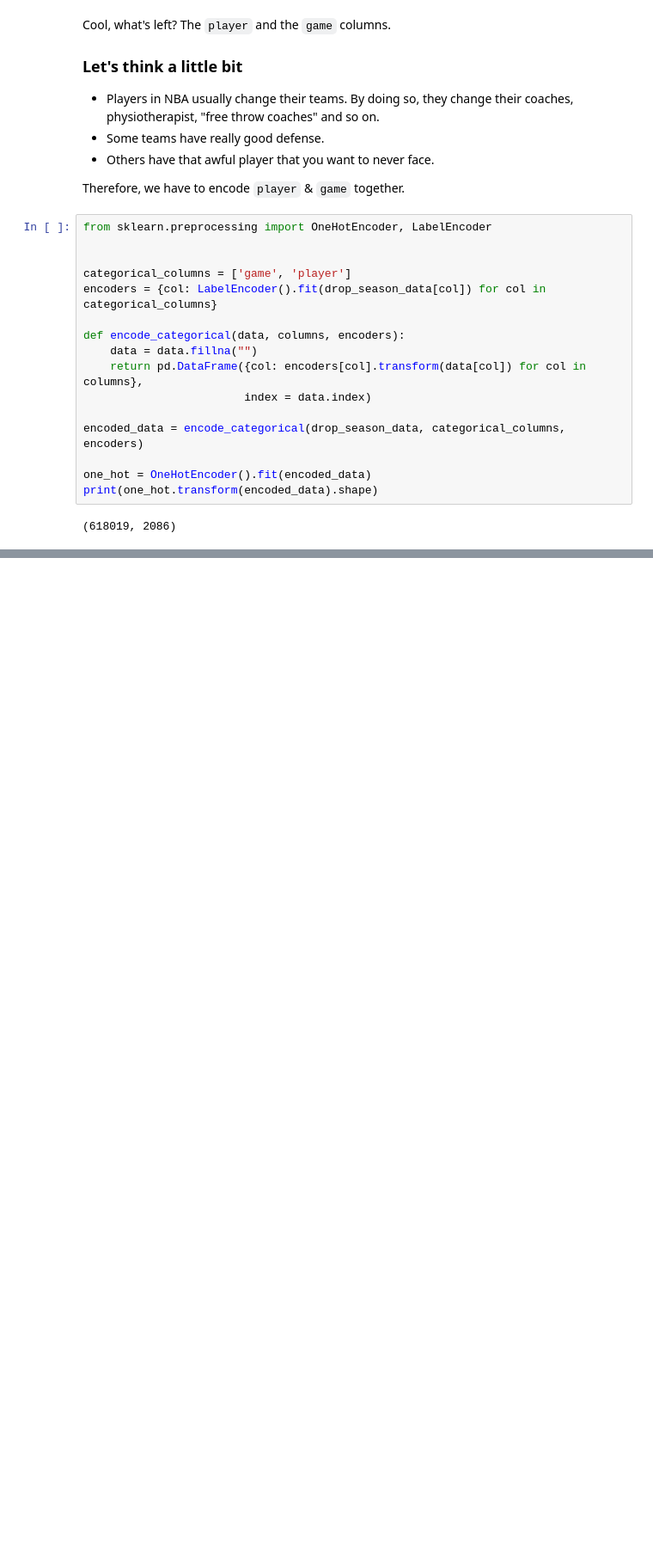
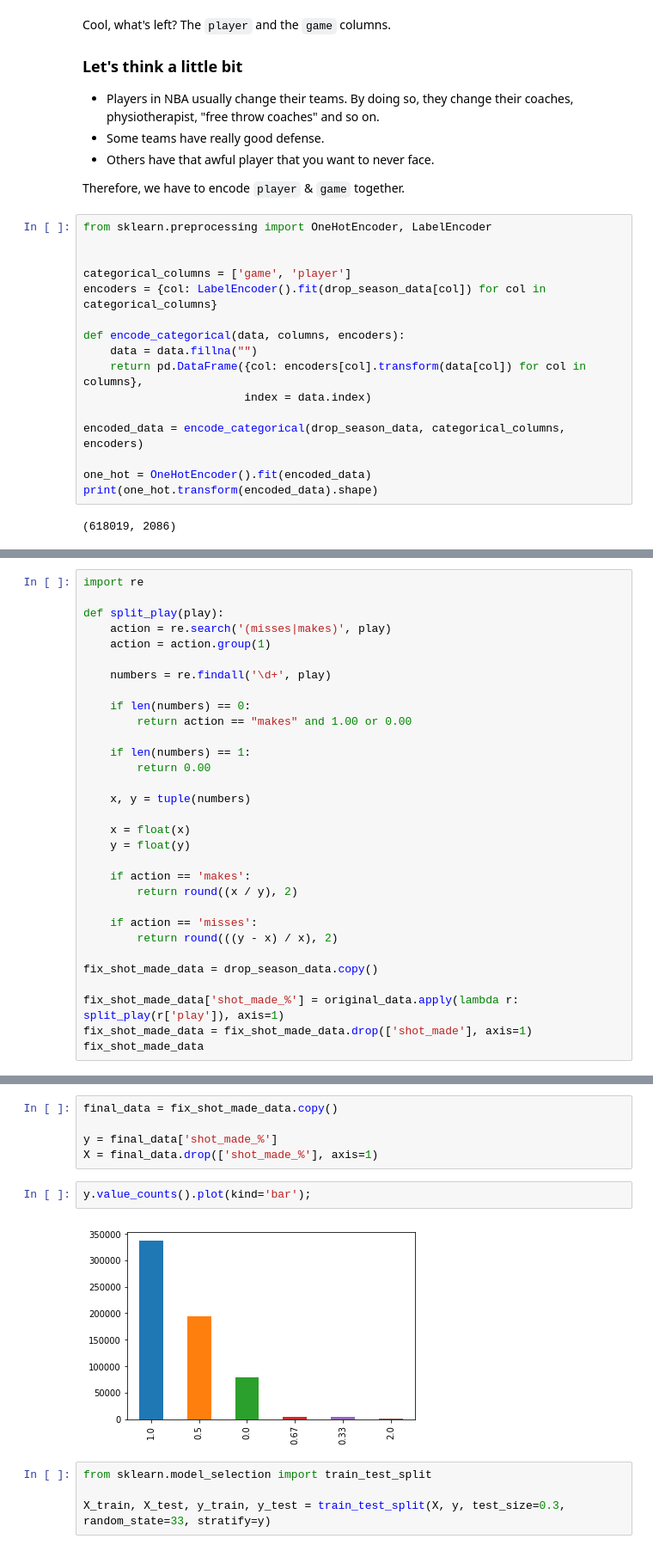
Before and after one commit to martin056/FMI-ML, a Jupyter notebook: free_throws/free_throws.ipynb, the cells around one changed output, grey strips where cells are left out. Shown at 86% size. Drawn from its saved outputs; the diff is of its cells as text; blank space fills up the shorter version.

```diff
--- a/free_throws/free_throws.ipynb
+++ b/free_throws/free_throws.ipynb
@@ -378,0 +443,31 @@ Perfect....
+# %%
+import re
+
+def split_play(play):
+    action = re.search('(misses|makes)', play)
+    action = action.group(1)
+
+    numbers = re.findall('\d+', play)
+
+    if len(numbers) == 0:
+        return action == "makes" and 1.00 or 0.00
+
+    if len(numbers) == 1:
+        return 0.00
+
+    x, y = tuple(numbers)
+
+    x = float(x)
+    y = float(y)
+
+    if action == 'makes':
+        return round((x / y), 2)
+
+    if action == 'misses':
+        return round(((y - x) / x), 2)
+
+fix_shot_made_data = drop_season_data.copy()
+
+fix_shot_made_data['shot_made_%'] = original_data.apply(lambda r: split_play(r['play']), axis=1)
+fix_shot_made_data = fix_shot_made_data.drop(['shot_made'], axis=1)
+fix_shot_made_data
@@ -378,0 +515,13 @@ Perfect....
+# %%
+final_data = fix_shot_made_data.copy()
+
+y = final_data['shot_made_%']
+X = final_data.drop(['shot_made_%'], axis=1)
+# %%
+y.value_counts().plot(kind='bar');
+# %% [output]
+[figure, added]
+# %%
+from sklearn.model_selection import train_test_split
+
+X_train, X_test, y_train, y_test = train_test_split(X, y, test_size=0.3, random_state=33, stratify=y)
```
Also changed, not shown: parts of 16 cells of this notebook.
